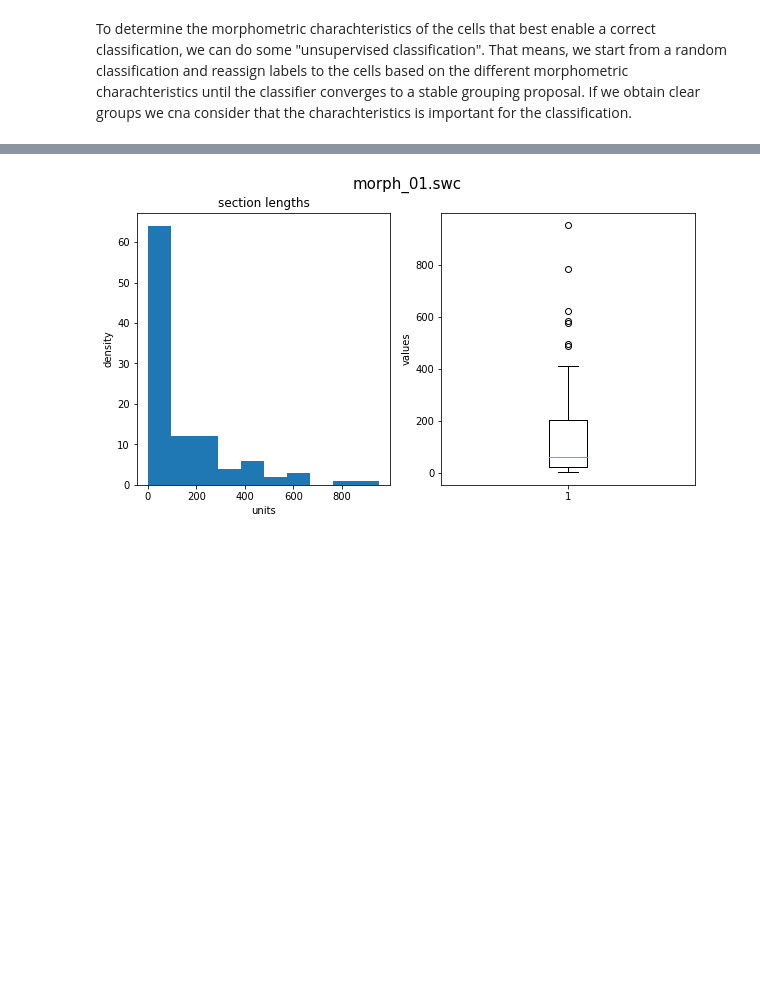
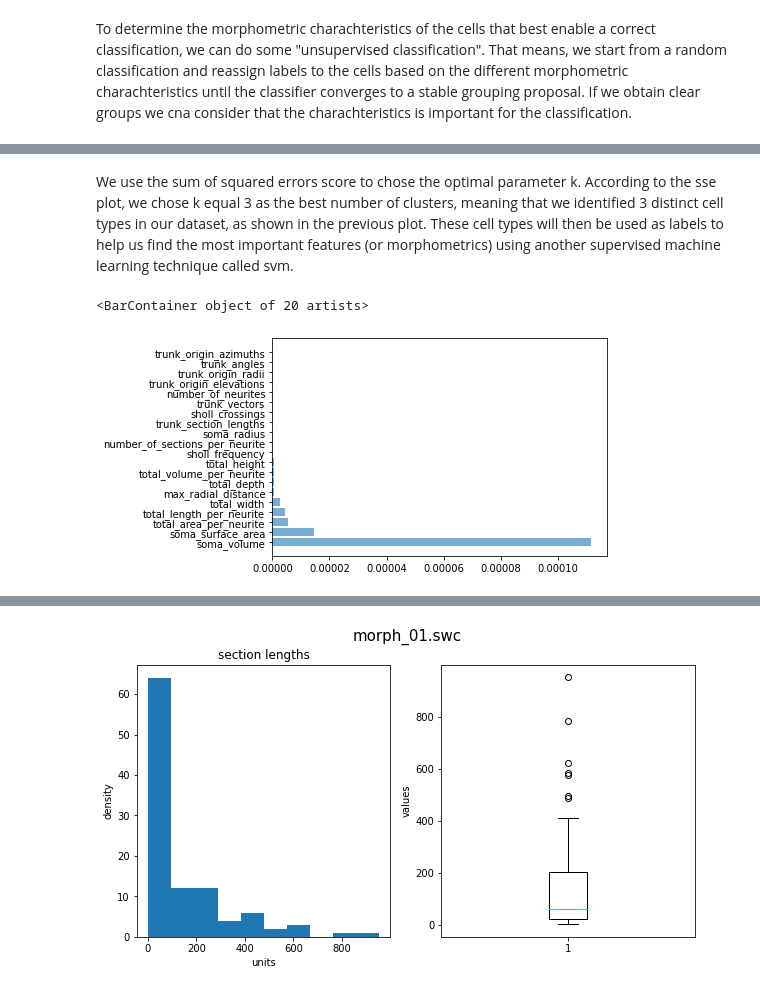
Before and after one commit to AlbrechtAlice/In-Silico-Neuroscience, a Jupyter notebook: Week2_HomeWorks.ipynb, the cells around one changed output, grey strips where cells are left out. Drawn from its saved outputs; the diff is of its cells as text; code cells hidden in the pictures; blank space fills up the shorter version.

Commit message:
supervised

```diff
--- a/Week2_HomeWorks.ipynb
+++ b/Week2_HomeWorks.ipynb
@@ -551,0 +506,20 @@ Text(0.5, 1.0, 'Cell Types according to morphometrics ')
+# %% [markdown]
+We use the sum of squared errors score to chose the optimal parameter k. According to the sse plot, we chose k equal 3 as the best number of clusters, meaning that we identified 3 distinct cell types in our dataset, as shown in the previous plot. These cell types will then be used as labels to help us find the most important features (or morphometrics) using another supervised machine learning technique called svm.
+# %%
+# get most important features using supervised SVM technique and using the labels obtained with kmeans k=3
+
+# model
+svm_ = svm.SVC(kernel='linear')
+svm_.fit(df_metrics, labels)
+
+# get the most important metrics used by the svm model
+feature_coef = []
+for name, value in zip(df_metrics.columns, svm_.coef_[0]):
+    feature_coef.append({"name": name, "value": abs(value)})
+features_importance = pd.DataFrame(feature_coef).sort_values("value", ascending=False)
+
+#plot the features in ascending order
+plt.barh(features_importance.name, features_importance.value, alpha=0.6)
+# %% [output]
+<BarContainer object of 20 artists>
+[figure, added]
```
Also changed, not shown: parts of 15 cells of this notebook.
